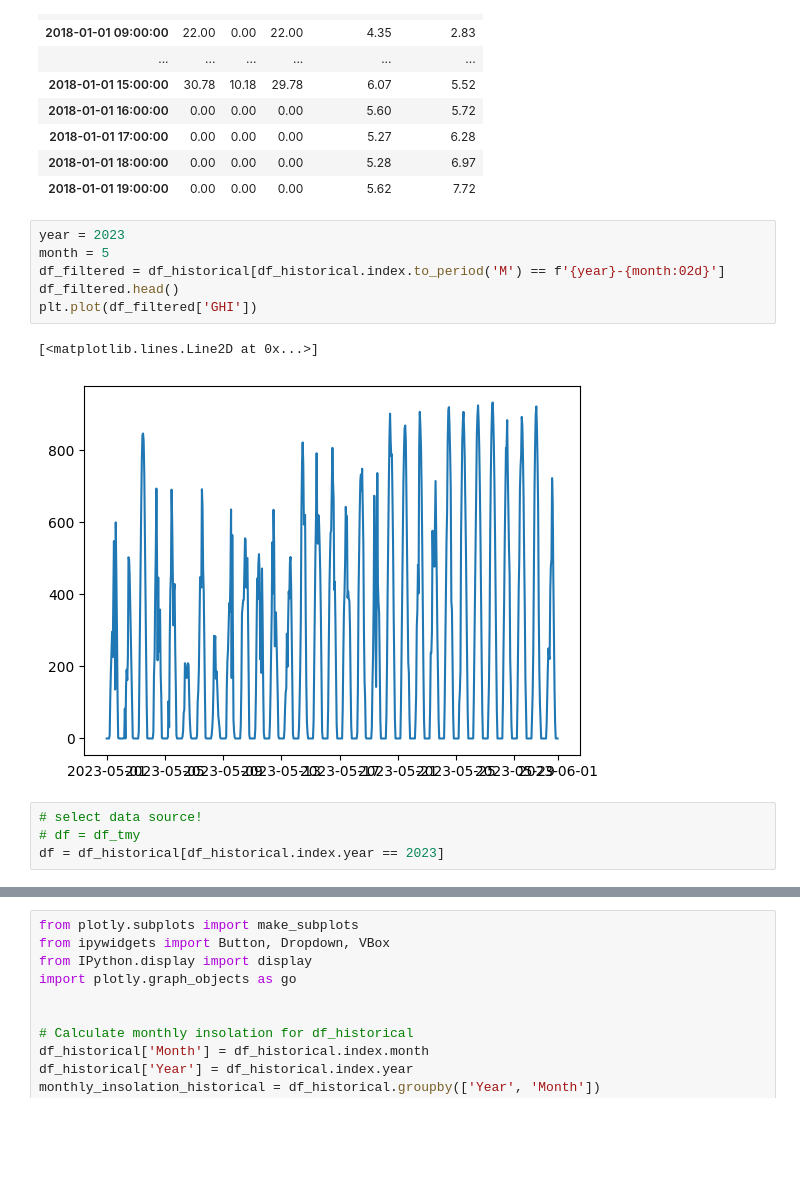
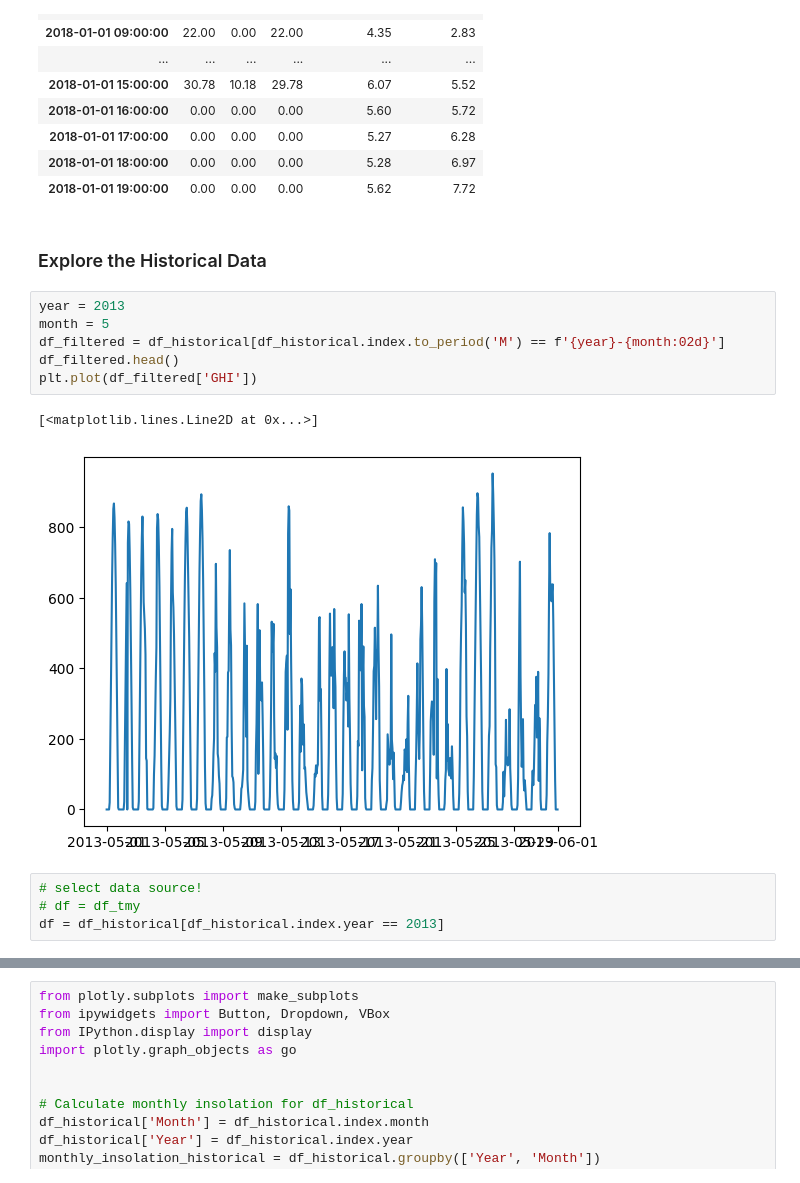
Before and after one commit to josephbenjamin/solar-model, a Jupyter notebook: solar-modelling.ipynb, the cells around one changed output, grey strips where cells are left out. Saved outputs shown, nothing was run; the diff lists cells and outputs as text; blank space fills up the shorter version.

```diff
--- a/solar-modelling.ipynb
+++ b/solar-modelling.ipynb
@@ -118,19 +122,21 @@ df_historical.loc['2018-01-01':].head(20)
 | 2018-01-01 17:00:00 | 0.00 | 0.00 | 0.00 | 5.27 | 6.28 |
 | 2018-01-01 18:00:00 | 0.00 | 0.00 | 0.00 | 5.28 | 6.97 |
 | 2018-01-01 19:00:00 | 0.00 | 0.00 | 0.00 | 5.62 | 7.72 |
+# %% [markdown]
+### Explore the Historical Data
 # %%
-year = 2023
+year = 2013
 month = 5
 df_filtered = df_historical[df_historical.index.to_period('M') == f'{year}-{month:02d}']
 df_filtered.head()
 plt.plot(df_filtered['GHI'])
 # %% [output]
 [<matplotlib.lines.Line2D at 0x...>]
-[figure, old version]
+[figure, new version]
 # %%
 # select data source!
 # df = df_tmy
-df = df_historical[df_historical.index.year == 2023]
+df = df_historical[df_historical.index.year == 2013]
 # %%
 # Plotting the three irradiance fields
 
```
Also changed, not shown: parts of 35 cells of this notebook.
